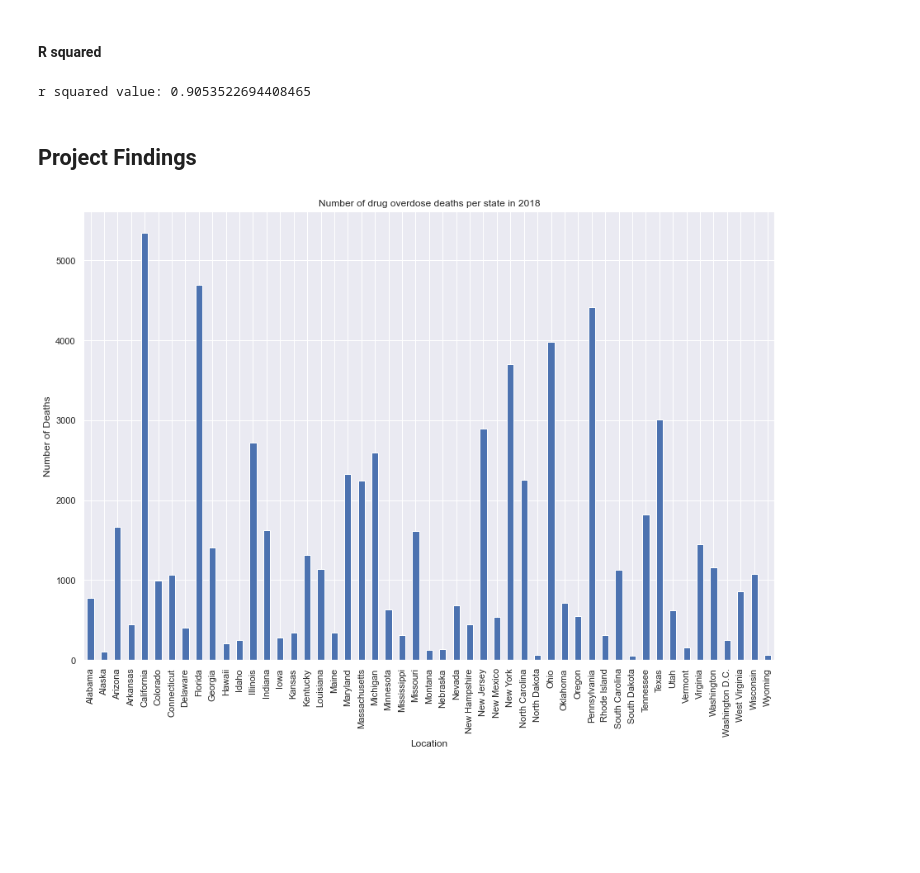
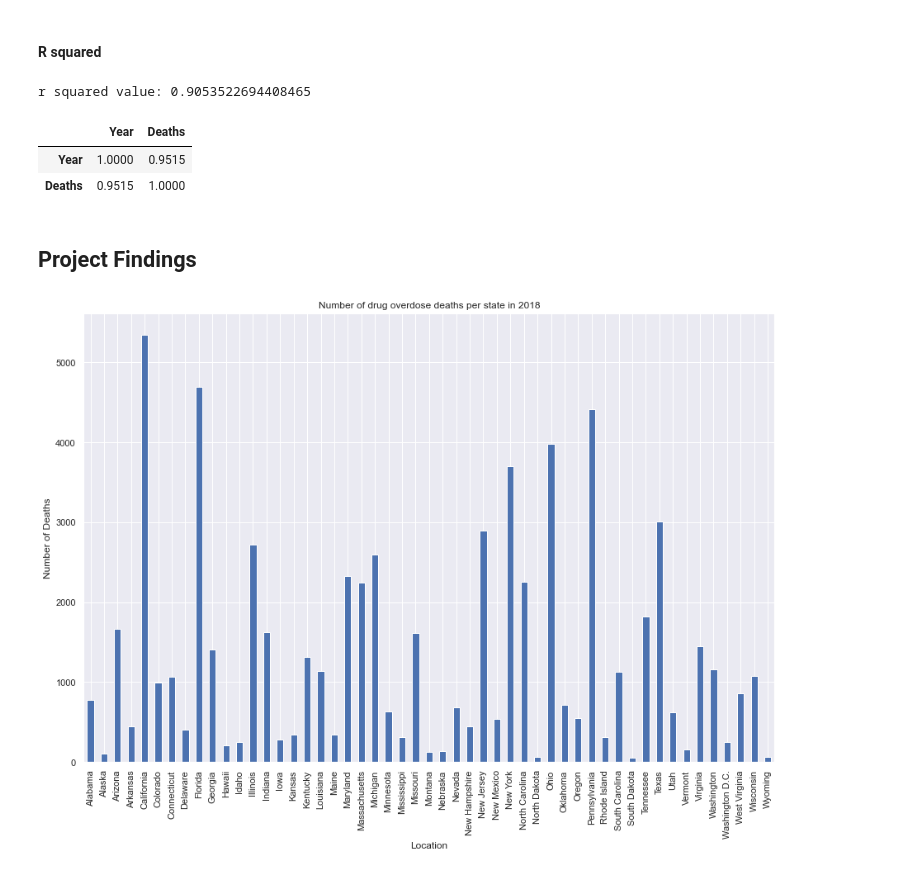
Before and after one commit to molly-rusk/DeathsbyDrugOverdoseinTheUS, a Jupyter notebook: Capstone_Notebook.ipynb, the cells around one changed output. Saved outputs shown, nothing was run; the diff lists cells and outputs as text; code cells hidden in the pictures; blank space fills up the shorter version.

```diff
--- a/Capstone_Notebook.ipynb
+++ b/Capstone_Notebook.ipynb
@@ -322,6 +321,12 @@ r_squared = correlation_xy**2
 print(f'r squared value: {r_squared}')
 # %% [output]
 r squared value: 0.9053522694408465
+# %%
+deathstimeline[['Year', 'Deaths']].corr()
+# %% [output]
+|  | Year | Deaths |
+| Year | 1.0000 | 0.9515 |
+| Deaths | 0.9515 | 1.0000 |
 # %% [markdown]
 ## Project Findings
 # %%
```
Also changed, not shown: parts of 7 cells of this notebook.
